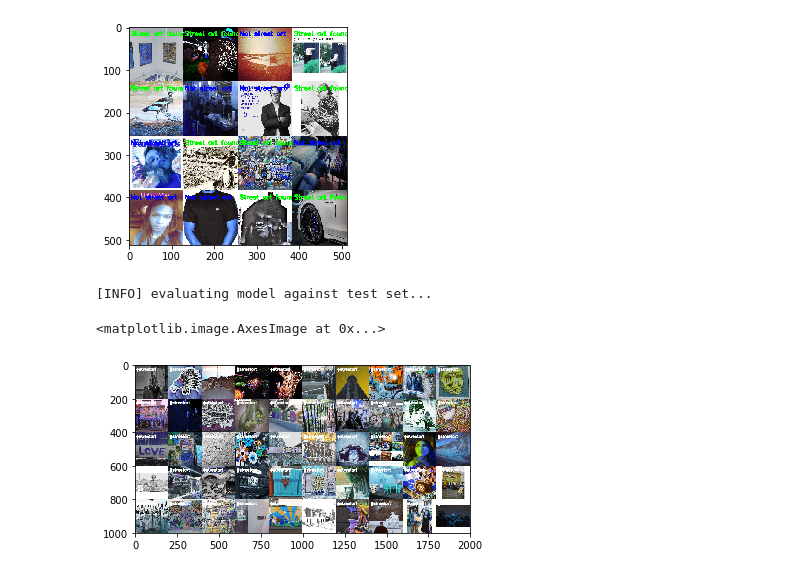
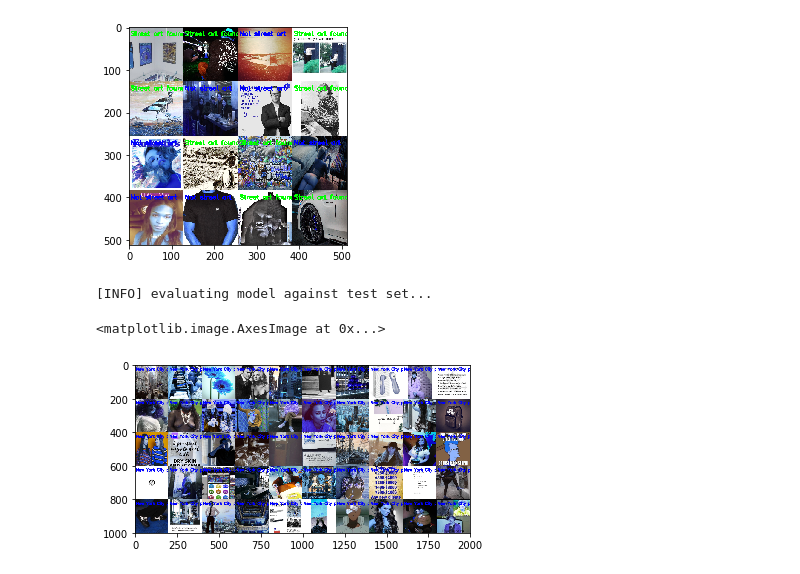
Before and after one commit to rememberlenny/streetart-notstreetart, a Jupyter notebook: Street Art Detector.ipynb, the cells around one changed output. Cells and saved outputs as stored; diff of their text form; code cells hidden in the pictures.

```diff
--- a/Street Art Detector.ipynb
+++ b/Street Art Detector.ipynb
@@ -288,7 +288,7 @@ import cv2
 
 MODEL_NAME = 'streetart_model_v2.model'
 MONTAGE_FILENAME = 'streetart_hashtag.png'
-IMAGES_PATH = '/home/lkbgift/Spaceship/graffiti-net/dataset/streetart'
+IMAGES_PATH = '/home/lkbgift/Spaceship/graffiti-net/dataset/not_streetart'
 
 imagePaths = list(paths.list_images(IMAGES_PATH))
 random.shuffle(imagePaths)
@@ -306,33 +306,33 @@ for p in imagePaths:
 	# pre-process our image by converting it from BGR to RGB channel
 	# ordering (since our Keras mdoel was trained on RGB ordering),
 	# resize it to 64x64 pixels, and then scale the pixel intensities
 	# to the range [0, 1]
 	image = cv2.cvtColor(orig, cv2.COLOR_BGR2RGB)
 	image = cv2.resize(image, (64, 64))
 	image = image.astype("float") / 255.0
 
 	# order channel dimensions (channels-first or channels-last)
 	# depending on our Keras backend, then add a batch dimension to
 	# the image
 	image = img_to_array(image)
 	image = np.expand_dims(image, axis=0)
 
 	# resize our original input (so we can better visualize it) and
 	# then draw the label on the image
 	orig = cv2.resize(orig, (128, 128))
-	cv2.putText(orig, '#streetart', (3, 20), cv2.FONT_HERSHEY_SIMPLEX, 0.5,
-		(255, 255, 255), 2)
+	cv2.putText(orig, 'New York City pictures', (3, 20), cv2.FONT_HERSHEY_SIMPLEX, 0.5,
+		(0, 0, 255), 2)
 
 	# add the output image to our list of results
 	results.append(orig)
 
 montage = build_montages(results, (200, 200), (10, 5))[0]
 cv2.imwrite(MONTAGE_FILENAME, montage)
 
 img = cv2.imread(MONTAGE_FILENAME)
 img2 = img[:,:,::-1]
 plt.imshow(img)
 # %% [output]
 [INFO] evaluating model against test set...
 <matplotlib.image.AxesImage at 0x...>
-[figure, old version]
+[figure, new version]
```
